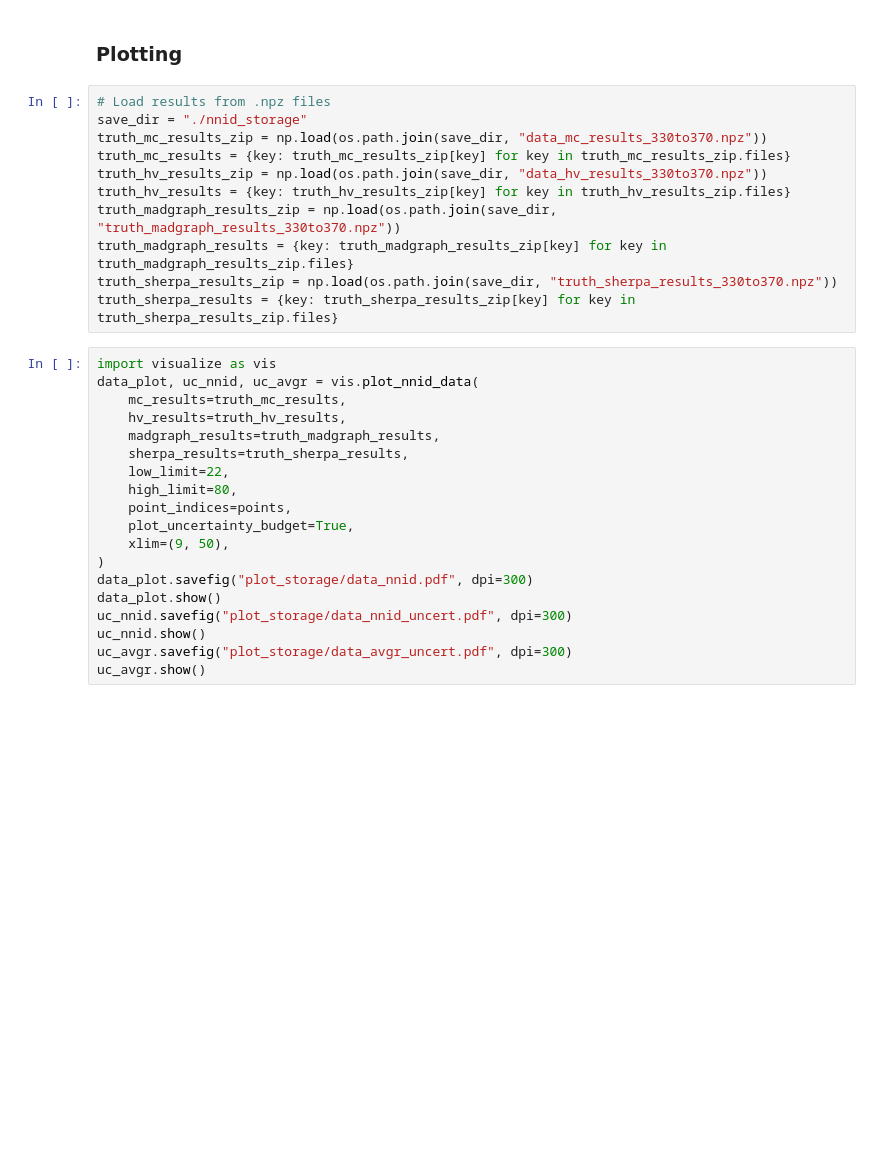
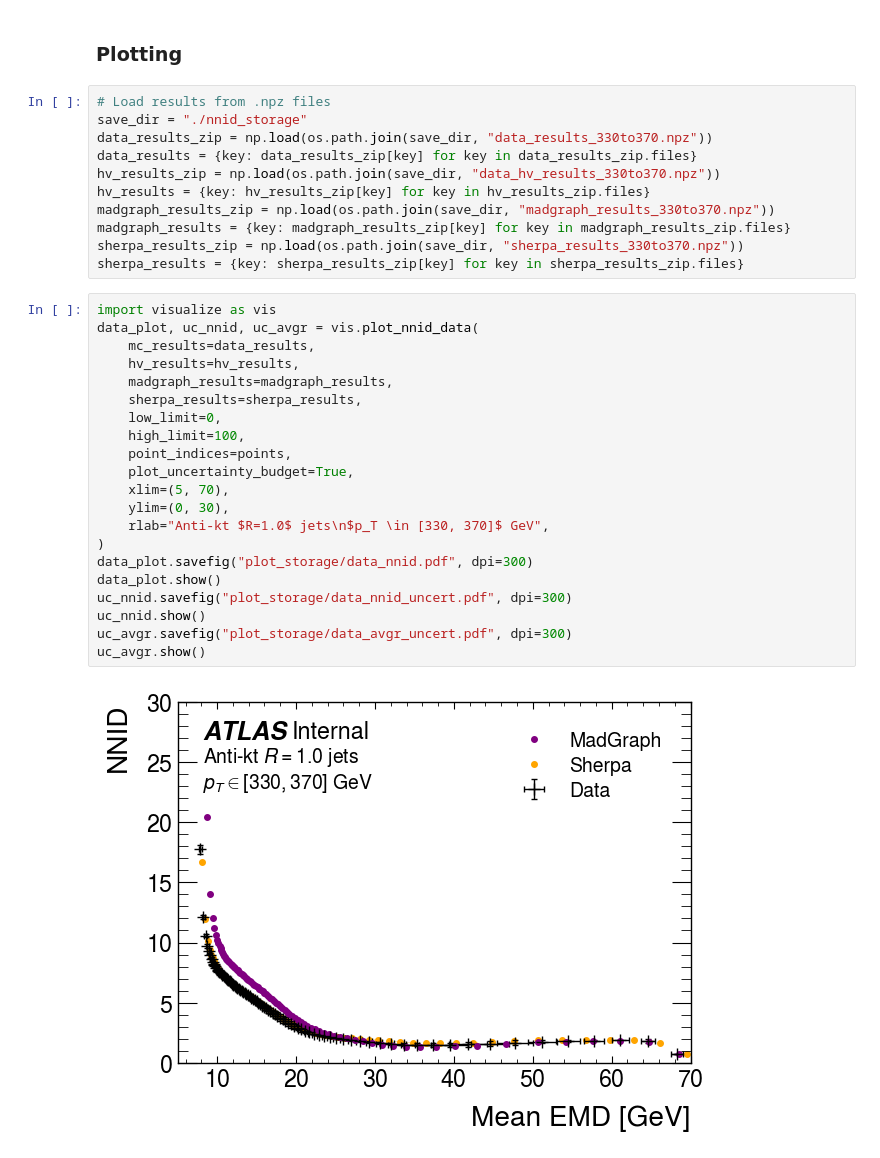
Before and after one commit to kgreif24/zjets_omnifold, a Jupyter notebook: analyze/calc_nnid.ipynb, the cells around one changed output. Cells and saved outputs as stored; diff of their text form; blank space fills up the shorter version.

Commit message:
Update to work with new sherpa files

```diff
--- a/analyze/calc_nnid.ipynb
+++ b/analyze/calc_nnid.ipynb
@@ -647,30 +390,34 @@ np.savez(os.path.join(save_dir, "truth_sherpa_results_330to370.npz"), **truth_sh
 # %%
 # Load results from .npz files
 save_dir = "./nnid_storage"
-truth_mc_results_zip = np.load(os.path.join(save_dir, "data_mc_results_330to370.npz"))
-truth_mc_results = {key: truth_mc_results_zip[key] for key in truth_mc_results_zip.files}
-truth_hv_results_zip = np.load(os.path.join(save_dir, "data_hv_results_330to370.npz"))
-truth_hv_results = {key: truth_hv_results_zip[key] for key in truth_hv_results_zip.files}
-truth_madgraph_results_zip = np.load(os.path.join(save_dir, "truth_madgraph_results_330to370.npz"))
-truth_madgraph_results = {key: truth_madgraph_results_zip[key] for key in truth_madgraph_results_zip.files}
-truth_sherpa_results_zip = np.load(os.path.join(save_dir, "truth_sherpa_results_330to370.npz"))
-truth_sherpa_results = {key: truth_sherpa_results_zip[key] for key in truth_sherpa_results_zip.files}
+data_results_zip = np.load(os.path.join(save_dir, "data_results_330to370.npz"))
+data_results = {key: data_results_zip[key] for key in data_results_zip.files}
+hv_results_zip = np.load(os.path.join(save_dir, "data_hv_results_330to370.npz"))
+hv_results = {key: hv_results_zip[key] for key in hv_results_zip.files}
+madgraph_results_zip = np.load(os.path.join(save_dir, "madgraph_results_330to370.npz"))
+madgraph_results = {key: madgraph_results_zip[key] for key in madgraph_results_zip.files}
+sherpa_results_zip = np.load(os.path.join(save_dir, "sherpa_results_330to370.npz"))
+sherpa_results = {key: sherpa_results_zip[key] for key in sherpa_results_zip.files}
 # %%
 import visualize as vis
 data_plot, uc_nnid, uc_avgr = vis.plot_nnid_data(
-    mc_results=truth_mc_results,
-    hv_results=truth_hv_results,
-    madgraph_results=truth_madgraph_results,
-    sherpa_results=truth_sherpa_results,
-    low_limit=22,
-    high_limit=80,
+    mc_results=data_results,
+    hv_results=hv_results,
+    madgraph_results=madgraph_results,
+    sherpa_results=sherpa_results,
+    low_limit=0,
+    high_limit=100,
     point_indices=points,
     plot_uncertainty_budget=True,
-    xlim=(9, 50),
+    xlim=(5, 70),
+    ylim=(0, 30),
+    rlab="Anti-kt $R=1.0$ jets\n$p_T \in [330, 370]$ GeV",
 )
 data_plot.savefig("plot_storage/data_nnid.pdf", dpi=300)
 data_plot.show()
 uc_nnid.savefig("plot_storage/data_nnid_uncert.pdf", dpi=300)
 uc_nnid.show()
 uc_avgr.savefig("plot_storage/data_avgr_uncert.pdf", dpi=300)
 uc_avgr.show()
+# %% [output]
+[figure, added]
```
Also changed, not shown: parts of 19 cells of this notebook, 2 other files.
